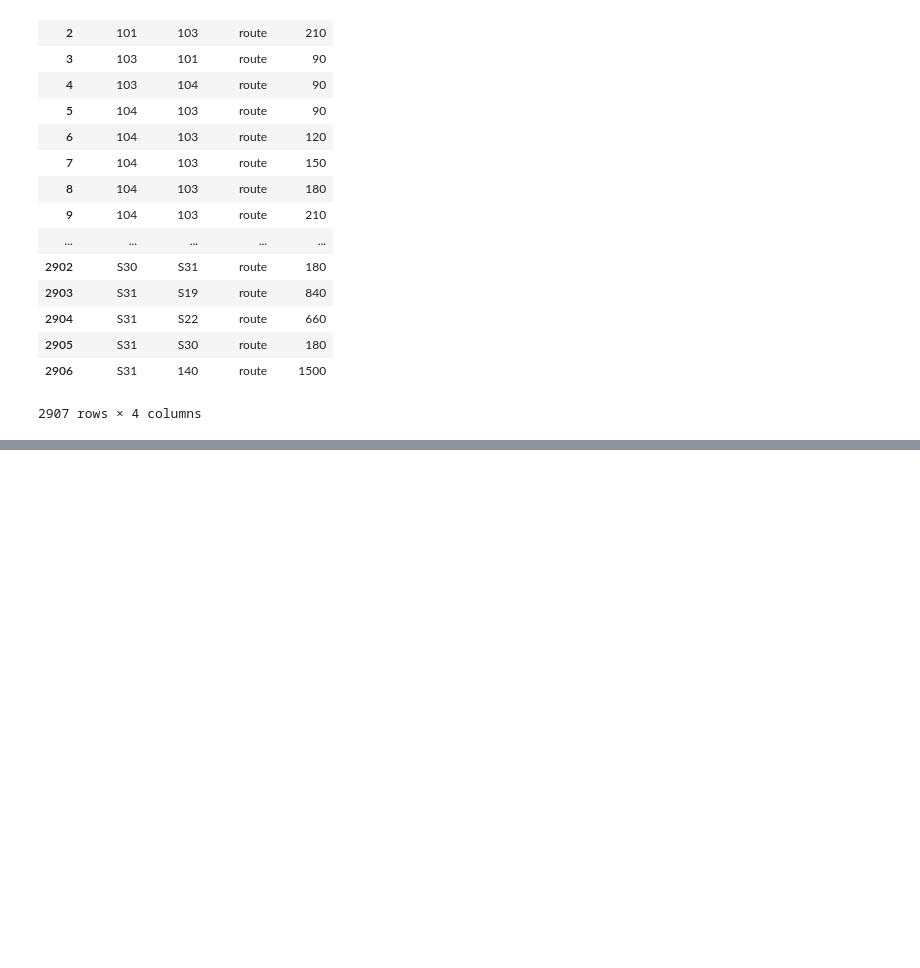
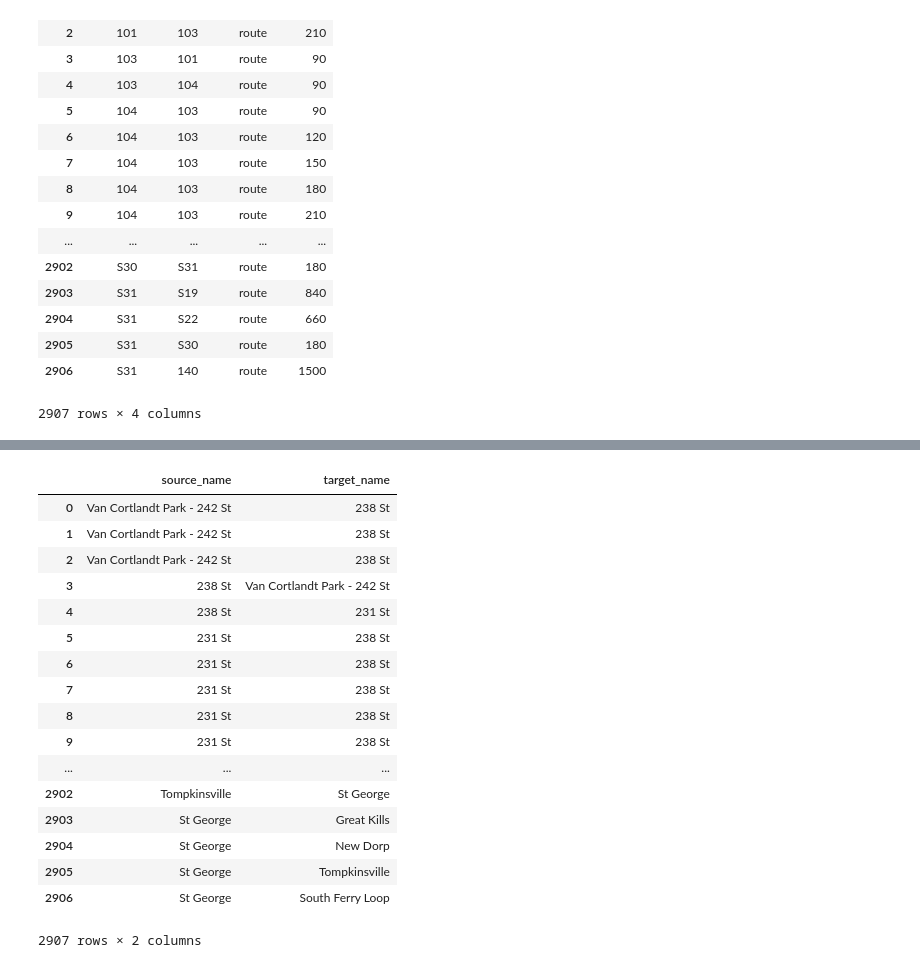
Before and after one commit to elainechan/prototyping-functionality, a Jupyter notebook: data/subway-data.ipynb, the cells around one changed output, grey strips where cells are left out. Drawn from its saved outputs; the diff is of its cells as text; code cells hidden in the pictures; blank space fills up the shorter version.

```diff
--- a/data/subway-data.ipynb
+++ b/data/subway-data.ipynb
@@ -386,0 +333,4 @@ color_map.to_csv('mtaColorMap.csv', encoding='utf-8', index=False)
+# %%
+stations = stops[['station_id', 'station_name']]
+stations_dict = stations.to_dict('records')
+stations_dict
@@ -386,0 +387,27 @@ color_map.to_csv('mtaColorMap.csv', encoding='utf-8', index=False)
+# %%
+for i, r in edges.iterrows(): # row in edges
+    for s in stations_dict: # station
+        if r['source_id'] == s['station_id']:
+            edges_names.iat[i, 0] = s['station_name']
+        elif r['target_id'] == s['station_id']:
+            edges_names.iat[i, 1] = s['station_name']
+edges_names
+# %% [output]
+|  | source_name | target_name |
+| 0 | Van Cortlandt Park - 242 St | 238 St |
+| 1 | Van Cortlandt Park - 242 St | 238 St |
+| 2 | Van Cortlandt Park - 242 St | 238 St |
+| 3 | 238 St | Van Cortlandt Park - 242 St |
+| 4 | 238 St | 231 St |
+| 5 | 231 St | 238 St |
+| 6 | 231 St | 238 St |
+| 7 | 231 St | 238 St |
+| 8 | 231 St | 238 St |
+| 9 | 231 St | 238 St |
+| ... | ... | ... |
+| 2902 | Tompkinsville | St George |
+| 2903 | St George | Great Kills |
+| 2904 | St George | New Dorp |
+| 2905 | St George | Tompkinsville |
+| 2906 | St George | South Ferry Loop |
+2907 rows × 2 columns
```
Also changed, not shown: parts of 18 cells of this notebook, 5 other files.
